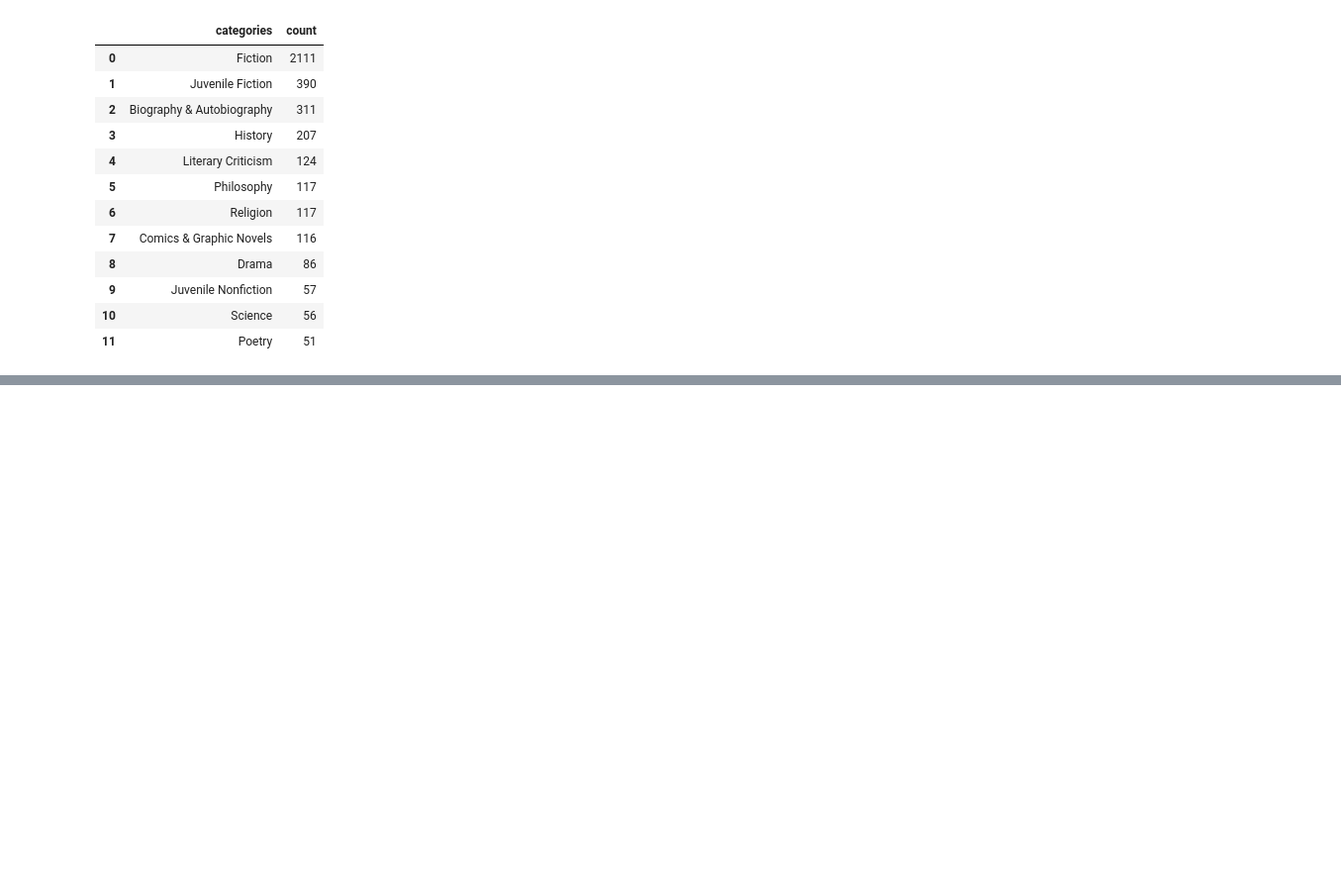
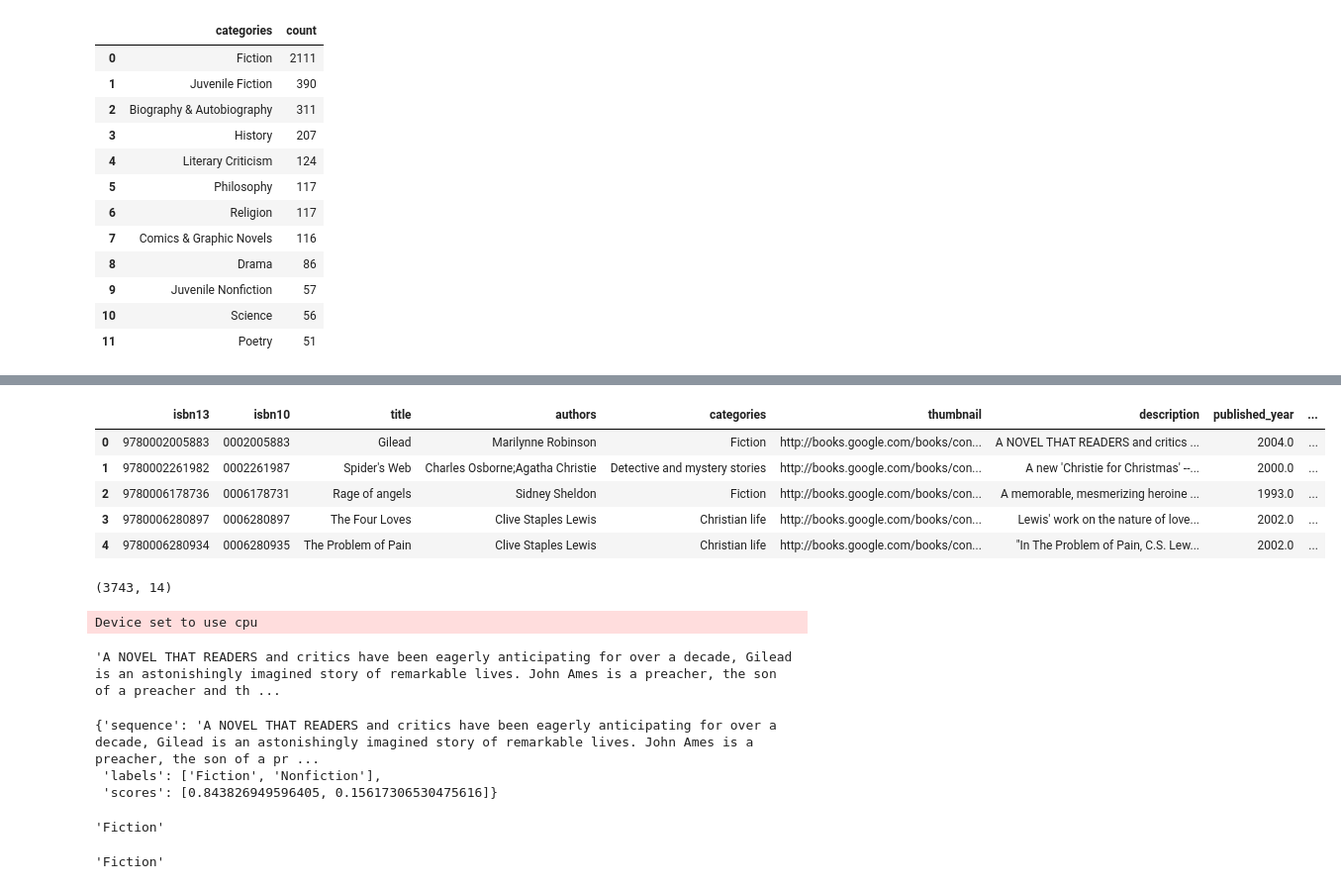
Before and after one commit to yordanoswuletaw/semantic-book-recommendation, a Jupyter notebook: notebooks/text-classification.ipynb, the cells around one changed output, grey strips where cells are left out. Shown at 99% size. Saved outputs shown, nothing was run; the diff lists cells and outputs as text; code cells hidden in the pictures; blank space fills up the shorter version.

Commit message:
create text-classification with zero-shot lm

```diff
--- a/notebooks/text-classification.ipynb
+++ b/notebooks/text-classification.ipynb
@@ -20,0 +41,50 @@ books['categories'].value_counts().reset_index().query('count > 50')
+# %%
+cateogry_mapping = {'Fiction': 'Fiction',
+ 'Juvenile Fiction': "Children's Fiction",
+ 'Biography & Autobiography': 'Nonfiction',
+ 'History': 'Nonfiction',
+ 'Literary Criticism': 'Nonfiction',
+ 'Philosophy': 'Nonfiction',
+ 'Religion': 'Nonfiction',
+ 'Comics & Graphic Novels': 'Fiction',
+ 'Drama': 'Fiction',
+ 'Juvenile Nonfiction': "Children's Nonfiction",
+ 'Science': 'Nonfiction',
+ 'Poetry': 'Fiction'
+ }
+books['sample_categories'] = books['categories'].map(cateogry_mapping)
+books.head()
+# %% [output]
+|  | isbn13 | isbn10 | title | authors | categories | thumbnail | description | published_year | ... |
+| 0 | 9780002005883 | 0002005883 | Gilead | Marilynne Robinson | Fiction | http://books.google.com/books/con... | A NOVEL THAT READERS and critics ... | 2004.0 | ... |
+| 1 | 9780002261982 | 0002261987 | Spider's Web | Charles Osborne;Agatha Christie | Detective and mystery stories | http://books.google.com/books/con... | A new 'Christie for Christmas' --... | 2000.0 | ... |
+| 2 | 9780006178736 | 0006178731 | Rage of angels | Sidney Sheldon | Fiction | http://books.google.com/books/con... | A memorable, mesmerizing heroine ... | 1993.0 | ... |
+| 3 | 9780006280897 | 0006280897 | The Four Loves | Clive Staples Lewis | Christian life | http://books.google.com/books/con... | Lewis' work on the nature of love... | 2002.0 | ... |
+| 4 | 9780006280934 | 0006280935 | The Problem of Pain | Clive Staples Lewis | Christian life | http://books.google.com/books/con... | "In The Problem of Pain, C.S. Lew... | 2002.0 | ... |
+# %%
+books[~(books['sample_categories'].isna())].shape
+# %% [output]
+(3743, 14)
+# %%
+fiction_categories = ['Fiction', 'Nonfiction']
+pipe = pipeline('zero-shot-classification', model='facebook/bart-large-mnli')
+# %% [output]
+Device set to use cpu
+# %%
+seq = books.loc[books['sample_categories'] == 'Fiction', 'description'].reset_index(drop=True)[0]
+seq
+# %% [output]
+'A NOVEL THAT READERS and critics have been eagerly anticipating for over a decade, Gilead is an astonishingly imagined story of remarkable lives. John Ames is a preacher, the son of a preacher and th ...
+# %%
+predicted_result = pipe(seq, fiction_categories)
+predicted_result
+# %% [output]
+{'sequence': 'A NOVEL THAT READERS and critics have been eagerly anticipating for over a decade, Gilead is an astonishingly imagined story of remarkable lives. John Ames is a preacher, the son of a pr ...
+ 'labels': ['Fiction', 'Nonfiction'],
+ 'scores': [0.843826949596405, 0.15617306530475616]}
+# %%
+max_index = np.argmax(predicted_result['scores'])
+max_label = predicted_result['labels'][max_index]
+max_label
+# %% [output]
+'Fiction'
@@ -20,0 +97,4 @@ books['categories'].value_counts().reset_index().query('count > 50')
+# %%
+generate_prediction(seq, fiction_categories)
+# %% [output]
+'Fiction'
```
Also changed, not shown: parts of 8 cells of this notebook.
